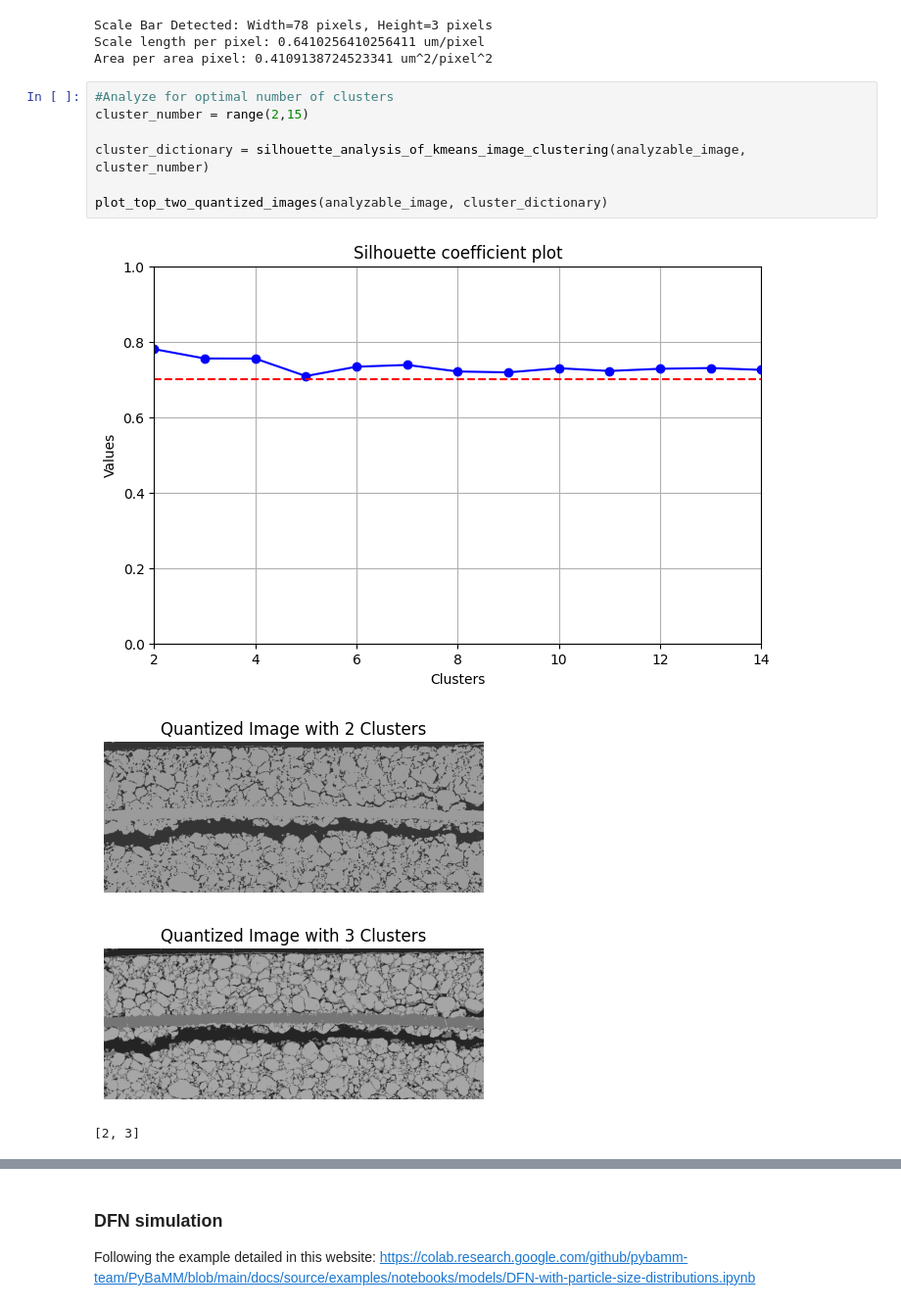
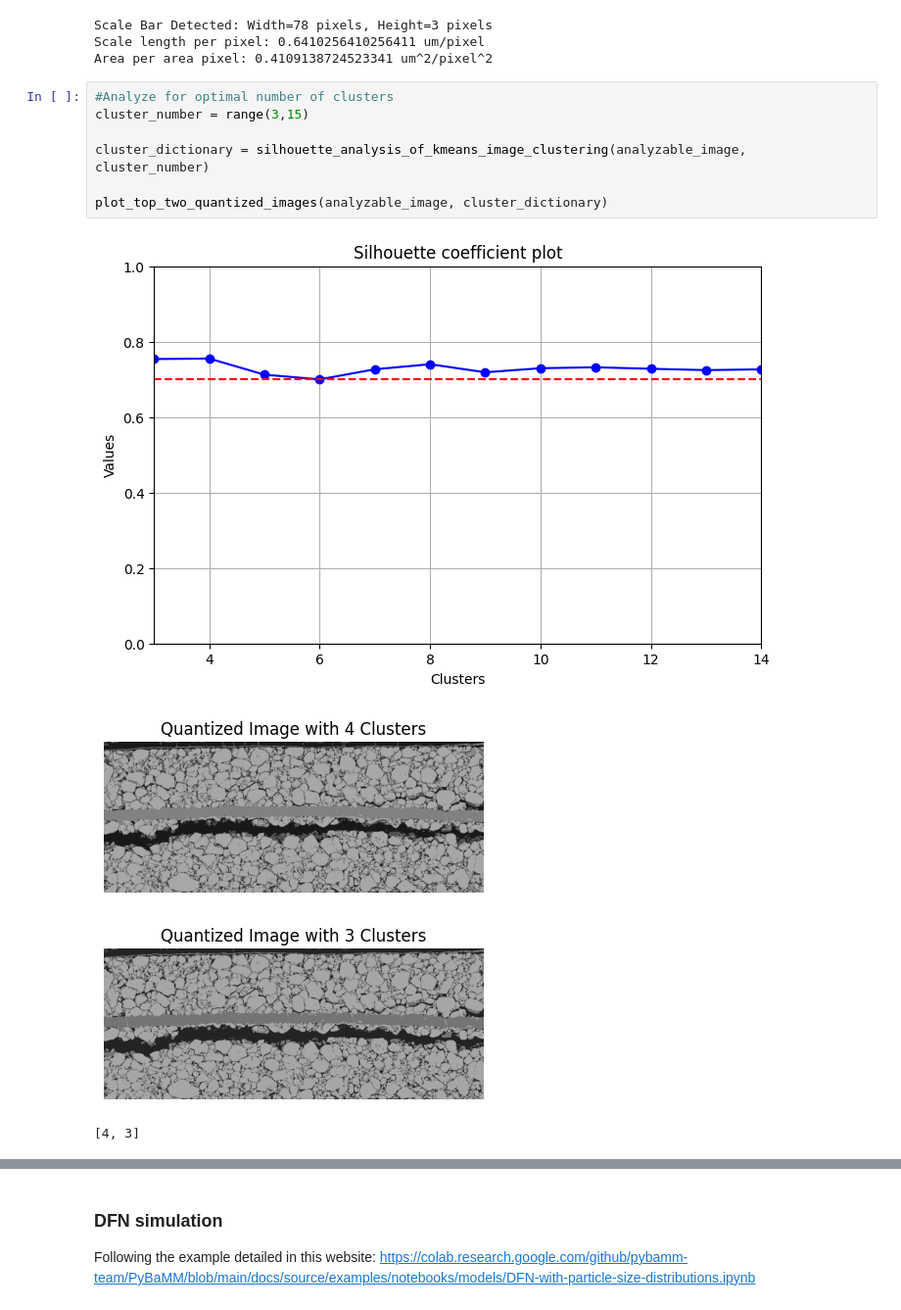
Before and after one commit to trunghth123/ImageProcessingLi, a Jupyter notebook: main.ipynb, the cells around one changed output, grey strips where cells are left out. Shown at 98% size. Saved outputs shown, nothing was run; the diff lists cells and outputs as text.

```diff
--- a/main.ipynb
+++ b/main.ipynb
@@ -51,16 +57,16 @@ Scale length per pixel: 0.6410256410256411 um/pixel
 Area per area pixel: 0.4109138724523341 um^2/pixel^2
 # %%
 #Analyze for optimal number of clusters
-cluster_number = range(2,15)
+cluster_number = range(3,15)
 
 cluster_dictionary = silhouette_analysis_of_kmeans_image_clustering(analyzable_image, cluster_number)
 
 plot_top_two_quantized_images(analyzable_image, cluster_dictionary)
 # %% [output]
-[figure, old version]
+[figure, new version]
 [figure]
 [figure]
-[2, 3]
+[4, 3]
 # %%
 #Elbow analysis
 cluster_number = range(2,15)
```
Also changed, not shown: parts of 20 cells of this notebook.
